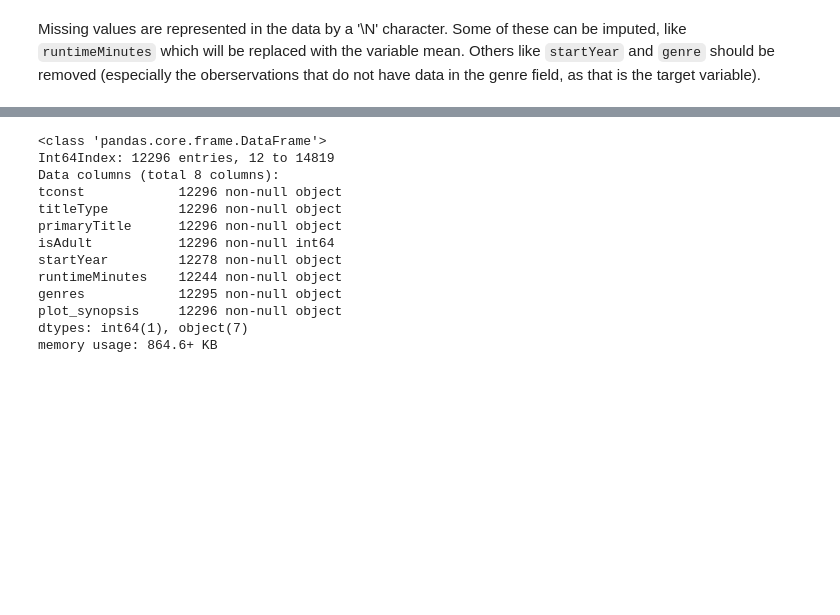
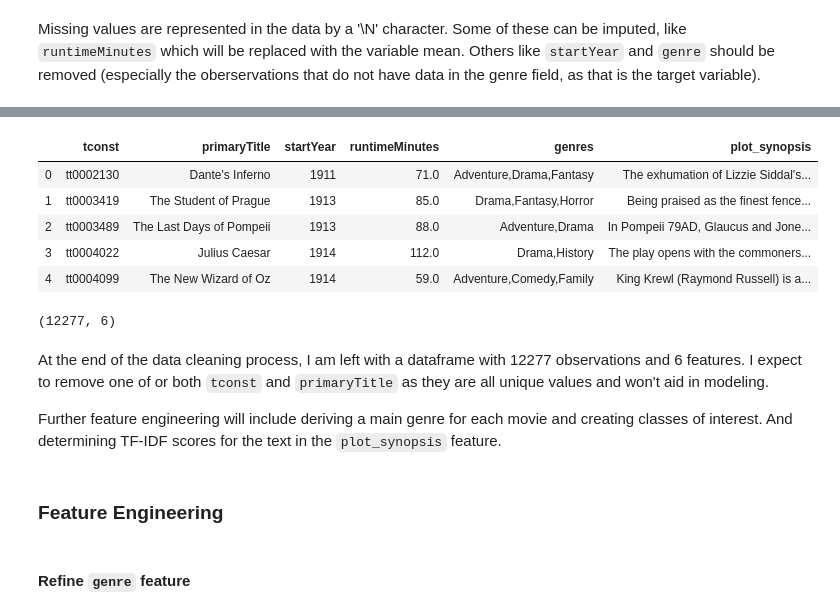
Before and after one commit to itooley/MLProject_426, a Jupyter notebook: project_code.ipynb, the cells around one changed output, grey strips where cells are left out. Cells and saved outputs as stored; diff of their text form; code cells hidden in the pictures; blank space fills up the shorter version.

```diff
--- a/project_code.ipynb
+++ b/project_code.ipynb
@@ -111,16 +118,23 @@ KeyboardInterrupt:
-# %%
-movies.info()
-# %% [output]
-<class 'pandas.core.frame.DataFrame'>
-Int64Index: 12296 entries, 12 to 14819
-Data columns (total 8 columns):
-tconst            12296 non-null object
-titleType         12296 non-null object
-primaryTitle      12296 non-null object
-isAdult           12296 non-null int64
-startYear         12278 non-null object
-runtimeMinutes    12244 non-null object
-genres            12295 non-null object
-plot_synopsis     12296 non-null object
-dtypes: int64(1), object(7)
-memory usage: 864.6+ KB
+# %%
+## reformat
+movies_clean.reset_index(drop = True, inplace = True)
+movies_clean.head()
+# %% [output]
+|  | tconst | primaryTitle | startYear | runtimeMinutes | genres | plot_synopsis |
+| 0 | tt0002130 | Dante's Inferno | 1911 | 71.0 | Adventure,Drama,Fantasy | The exhumation of Lizzie Siddal's... |
+| 1 | tt0003419 | The Student of Prague | 1913 | 85.0 | Drama,Fantasy,Horror | Being praised as the finest fence... |
+| 2 | tt0003489 | The Last Days of Pompeii | 1913 | 88.0 | Adventure,Drama | In Pompeii 79AD, Glaucus and Jone... |
+| 3 | tt0004022 | Julius Caesar | 1914 | 112.0 | Drama,History | The play opens with the commoners... |
+| 4 | tt0004099 | The New Wizard of Oz | 1914 | 59.0 | Adventure,Comedy,Family | King Krewl (Raymond Russell) is a... |
+# %%
+movies_clean.shape
+# %% [output]
+(12277, 6)
+# %% [markdown]
+At the end of the data cleaning process, I am left with a dataframe with 12277 observations and 6 features. I expect to remove one of or both `tconst` and `primaryTitle` as they are all unique values and won't aid in modeling.
+
+Further feature engineering will include deriving a main genre for each movie and creating classes of interest. And determining TF-IDF scores for the text in the `plot_synopsis` feature.
+# %% [markdown]
+### Feature Engineering
+# %% [markdown]
+#### Refine `genre` feature
```
Also changed, not shown: parts of 13 cells of this notebook.
